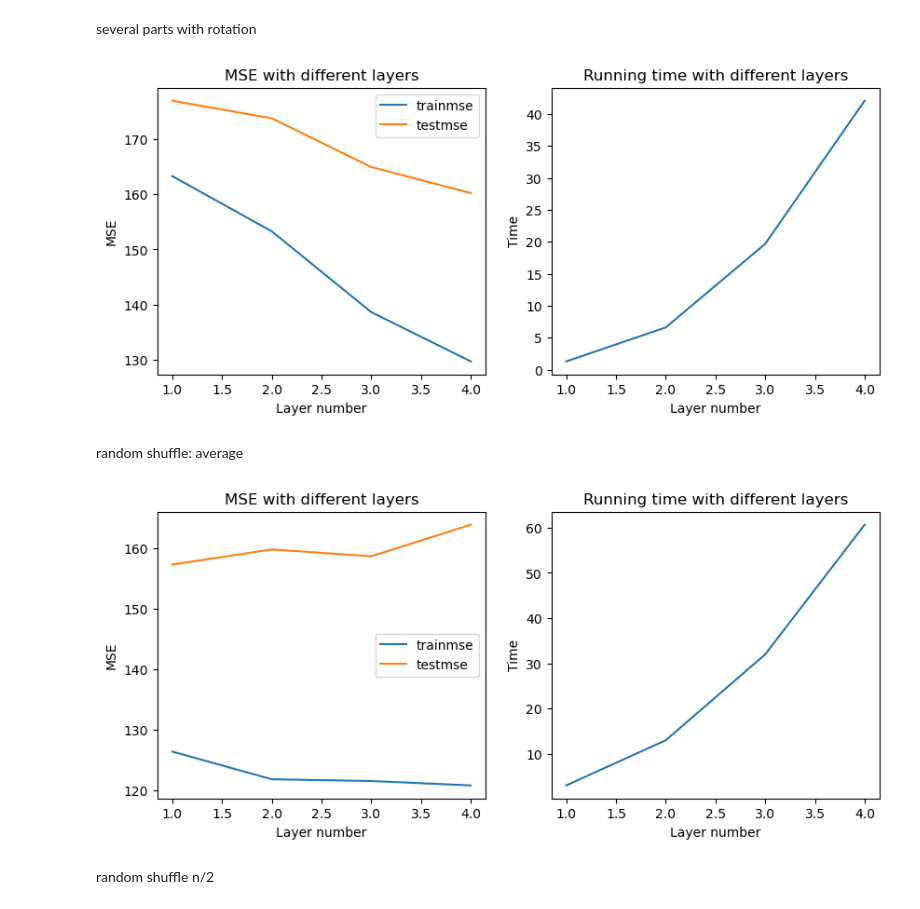
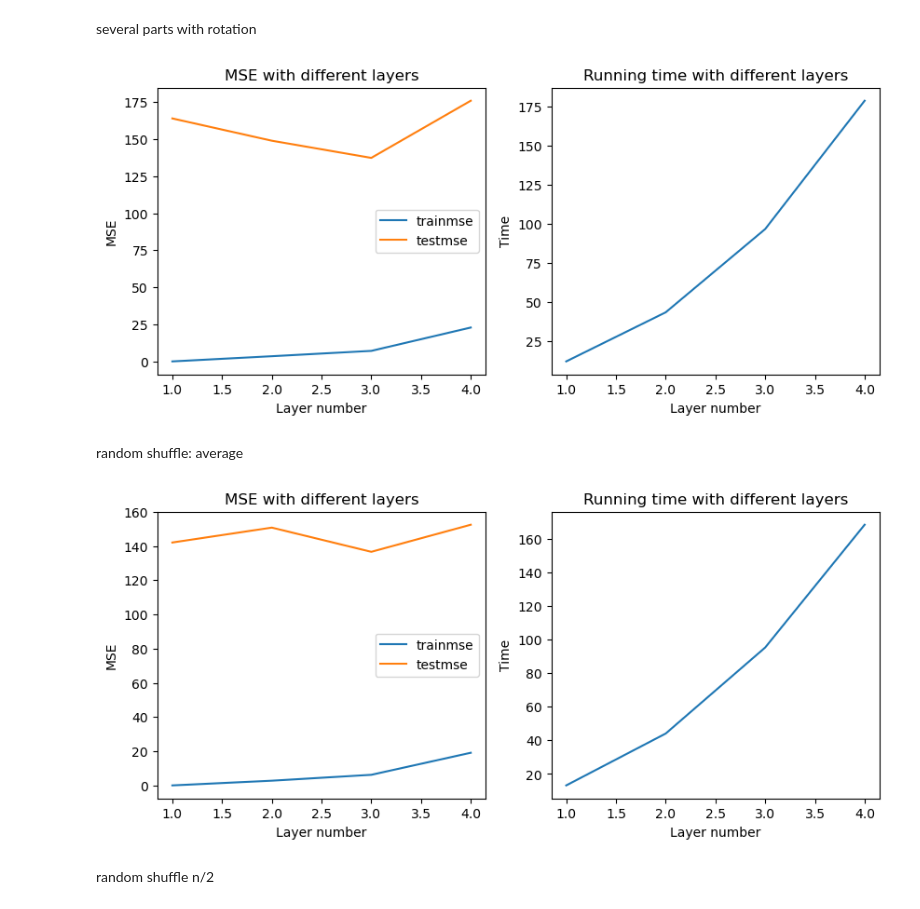
Before and after one commit to ZZZhyEva/Multi-layer-Kernel-Machine, a Jupyter notebook: Experiment-Random Feature Residual Learning.ipynb, the cells around one changed output. Drawn from its saved outputs; the diff is of its cells as text; code cells hidden in the pictures.

```diff
--- a/Experiment-Random Feature Residual Learning.ipynb
+++ b/Experiment-Random Feature Residual Learning.ipynb
@@ -5,9 +5,13 @@ import pandas as pd
 import numpy as np
 import matplotlib.pyplot as plt
 import time
+from tqdm import tqdm
 from sklearn.metrics import mean_squared_error
 from sklearn.model_selection import train_test_split
 from sklearn.linear_model import LinearRegression
+from sklearn.linear_model import Ridge,RidgeCV
+from sklearn import preprocessing
+from sklearn.model_selection import cross_val_score
 
 import torch
 from torch.utils.data import Dataset,DataLoader
@@ -16,7 +20,7 @@ import torch.nn as nn
 import torch.nn.functional as F
 
 df=pd.read_csv('YearPredictionMSD.txt',header=None,sep = ',')
-df=df.iloc[:1000]
+df=df.iloc[:1000] #smaller dataset
 train,test = train_test_split(df, train_size=0.7,random_state=1)
 train_y = train[0]
 test_y = test[0] #response:year
@@ -24,5 +28,10 @@ train_x = train
 test_x = test
 del train_x[0]
 del test_x[0]
+total_x=pd.concat([train_x,test_x])
+x=preprocessing.StandardScaler().fit(total_x).transform(total_x) #normalize
+x=pd.DataFrame(x)
+train_x=x.iloc[:700]
+test_x=x.iloc[700:]
 train_x ##display the data
 # %% [output]
@@ -339,11 +279,10 @@ class RandomFourierFeature:
 # %% [markdown]
 one single gaussian kernel machine
 # %%
-model =LinearRegression()
+model=Ridge(alpha=1)
 Layer=1
-m0set=np.linspace(1,100,100)
-m0set=m0set.astype(int)
-gaset=np.logspace(-7,-1,4)
+m0set=[100,500,1000,1500,2000,2500,3000]
+gaset=[0.05,0.15,0.5]
 
 for ga in gaset:
     trainmse=[]
@@ -370,6 +309,6 @@ for ga in gaset:
 plt.xlabel("Random feature number")
 plt.ylabel("MSE")
 plt.title("MSE with different numbers of random feature")
-plt.legend(["trainmse:gamma=10e-7","testmse:gamma=10e-7","trainmse:gamma=10e-5","testmse:gamma=10e-5","trainmse:gamma=10e-3","testmse:gamma=10e-3","trainmse:gamma=10e-1","testmse:gamma=10e-1"])
+plt.legend(["train-0.05","test-0.05","train-0.15","test-0.15","train-0.5","test-0.5"])
 plt.show()
 # %% [output]
@@ -506,8 +446,8 @@ several parts with rotation
 model = LinearRegression()
 layerset=np.linspace(1,4,4)
 layerset=layerset.astype(int)
-m0=2
-gamma0=0.01
+m0=2000
+gamma0=0.15
 trainmse=[]
 testmse=[]
 t=[]
@@ -520,7 +460,7 @@ for layer in layerset:
         for l in range(layer):
             lnew=(l+i)%layer
             if l==0:
-                rff=RandomFourierFeature(90,m0*2**l,kernel='G',gamma=gamma0/10**l)
+                rff=RandomFourierFeature(90,int(m0/2**l),kernel='G',gamma=gamma0/2**l)
                 total_x=pd.concat([train_x,test_x])
                 feature=rff.transform(total_x)
                 train_xtransformed=feature[:700]
@@ -532,7 +472,7 @@ for layer in layerset:
                 ypre_train=model.predict(train_xtransformed)
 
             else:
-                rff=RandomFourierFeature(90,m0*2**l,kernel='C',gamma=gamma0/10**l)
+                rff=RandomFourierFeature(90,int(m0/2**l),kernel='C',gamma=gamma0/2**l)
                 total_x=pd.concat([train_x,test_x])
                 feature=rff.transform(total_x)
                 train_xtransformed=feature[:700]
@@ -574,15 +514,15 @@ ax[1].set_ylabel("Time")
 ax[1].set_title("Running time with different layers")
 plt.show()
 # %% [output]
-[figure, old version]
+[figure, new version]
 # %% [markdown]
 random shuffle: average
 # %%
 model = LinearRegression()
 layerset=np.linspace(1,4,4)
 layerset=layerset.astype(int)
-m0=32
-gamma0=0.0001
+m0=2000
+gamma0=0.2
 trainmse=[]
 testmse=[]
 t=[]
@@ -596,7 +536,7 @@ for layer in layerset:
         np.random.shuffle(row_rand_array)
         for l in range(layer):
             if l==0:
-                rff=RandomFourierFeature(90,int(m0/2**l),kernel='G',gamma=gamma0/5**l)
+                rff=RandomFourierFeature(90,int(m0/2**l),kernel='G',gamma=gamma0*2**l)
                 total_x=pd.concat([train_x,test_x])
                 feature=rff.transform(total_x)
                 train_xtransformed=feature[:700]
@@ -608,7 +548,7 @@ for layer in layerset:
                 ypre_train=model.predict(train_xtransformed)
 
             else:
-                rff=RandomFourierFeature(90,int(m0/2**l),kernel='C',gamma=gamma0/5**l)
+                rff=RandomFourierFeature(90,int(m0/2**l),kernel='L',gamma=gamma0*2**l)
                 total_x=pd.concat([train_x,test_x])
                 feature=rff.transform(total_x)
                 train_xtransformed=feature[:700]
@@ -623,34 +563,34 @@ for layer in layerset:
             yp_test=ypre_test
             yp_train=ypre_train
         else:
             yp_test=yp_test+ypre_test
             yp_train=yp_train+ypre_train
 
     yp_test=yp_test/split
     yp_train=yp_train/split
 
 
     kernel_fit = time.time() - t0
 
     t.append(kernel_fit)
     trainmse.append(mean_squared_error(train_y,yp_train))
     testmse.append(mean_squared_error(test_y,yp_test))
 
 fig, ax = plt.subplots(1, 2, figsize=(10, 4))
 ax[0].plot(layerset,trainmse)
 ax[0].plot(layerset,testmse)
 ax[0].legend(["trainmse","testmse"])
 ax[0].set_xlabel("Layer number")
 ax[0].set_ylabel("MSE")
 ax[0].set_title("MSE with different layers")
 
 ax[1].plot(layerset,t)
 ax[1].set_xlabel("Layer number")
 ax[1].set_ylabel("Time")
 ax[1].set_title("Running time with different layers")
 plt.show()
 # %% [output]
-[figure, old version]
+[figure, new version]
 # %% [markdown]
 random shuffle n/2
 # %%
```
Also changed, not shown: parts of 17 cells of this notebook.
